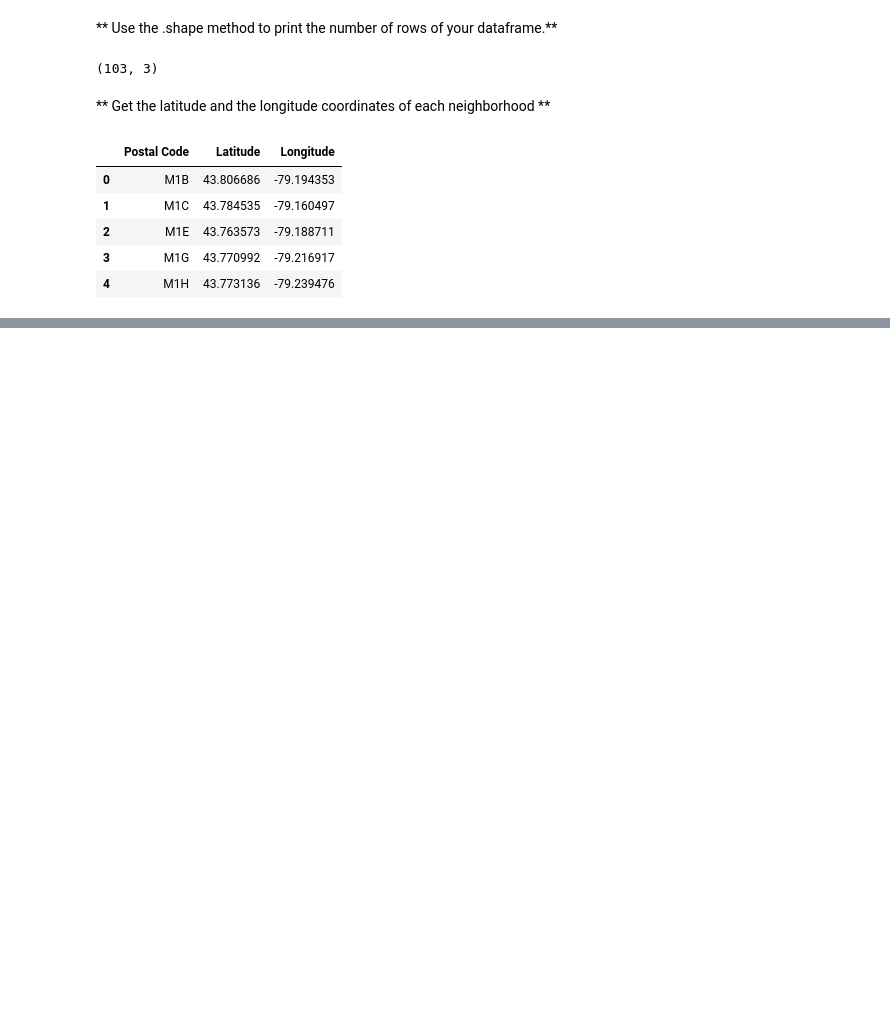
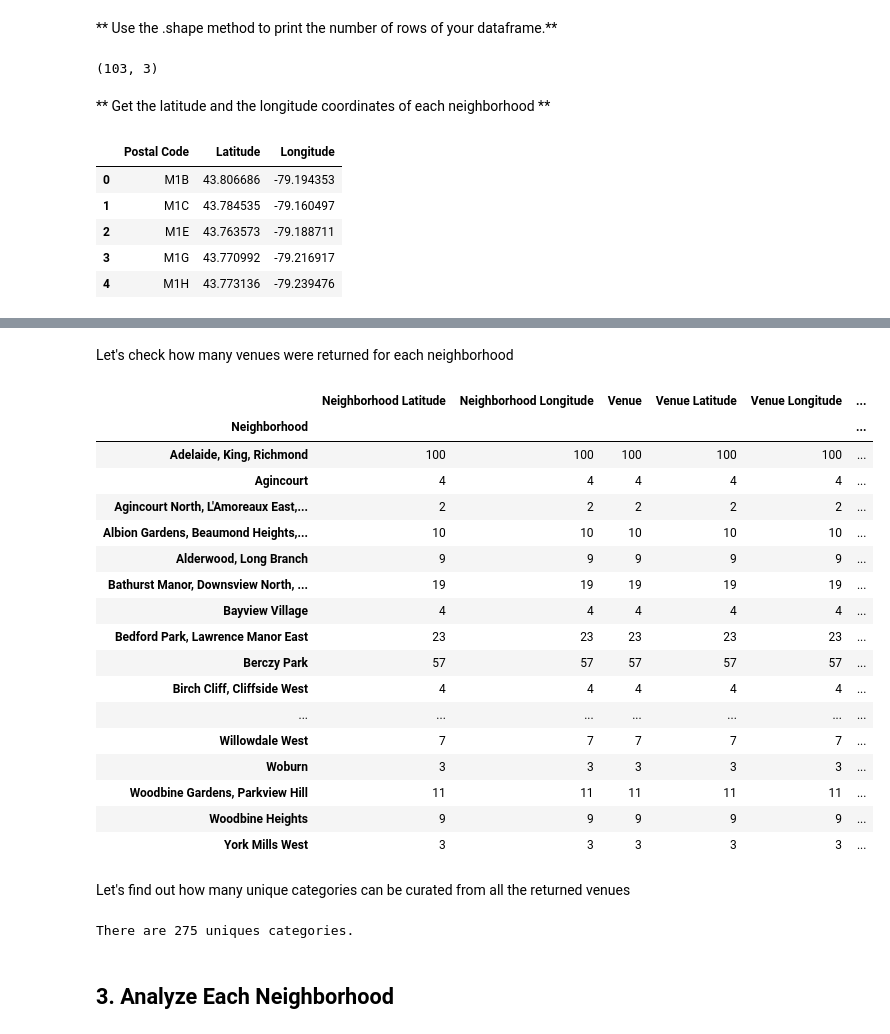
Before and after one commit to vanessaaleung/Coursera_Capstone, a Jupyter notebook: Segmenting and Clustering Neighborhoods in Toronto.ipynb, the cells around one changed output, grey strips where cells are left out. Saved outputs shown, nothing was run; the diff lists cells and outputs as text; code cells hidden in the pictures; blank space fills up the shorter version.

```diff
--- a/Segmenting and Clustering Neighborhoods in Toronto.ipynb
+++ b/Segmenting and Clustering Neighborhoods in Toronto.ipynb
@@ -64,0 +147,9 @@ df_merge.head()
+# %%
+neighborhood_latitude = toronto_data.loc[3, 'Latitude'] # neighborhood latitude value
+neighborhood_longitude = toronto_data.loc[3, 'Longitude'] # neighborhood longitude value
+
+neighborhood_name = toronto_data.loc[3, 'Neighborhood'] # neighborhood name
+
+print('Latitude and longitude values of {} are {}, {}.'.format(neighborhood_name,
+                                                               neighborhood_latitude,
+                                                               neighborhood_longitude))
@@ -64,0 +160,6 @@ df_merge.head()
+# %%
+radius = 500
+LIMIT = 100
+url = 'https://api.foursquare.com/v2/venues/explore?client_id={}&client_secret={}&ll={},{}&v={}&radius={}&limit={}'.format(CLIENT_ID, CLIENT_SECRET, neighborhood_latitude, neighborhood_longitude, VERSION, radius, LIMIT)
+# %%
+results = requests.get(url).json()
@@ -64,0 +206,5 @@ df_merge.head()
+# %%
+toronto_venues = getNearbyVenues(names = toronto_data['Neighborhood'],
+                                   latitudes = toronto_data['Latitude'],
+                                   longitudes = toronto_data['Longitude']
+                                  )
@@ -64,0 +242,31 @@ df_merge.head()
+# %% [markdown]
+Let's check how many venues were returned for each neighborhood
+# %%
+toronto_venues.groupby('Neighborhood').count()
+# %% [output]
+|  | Neighborhood Latitude | Neighborhood Longitude | Venue | Venue Latitude | Venue Longitude | ... |
+| Neighborhood |  |  |  |  |  | ... |
+| Adelaide, King, Richmond | 100 | 100 | 100 | 100 | 100 | ... |
+| Agincourt | 4 | 4 | 4 | 4 | 4 | ... |
+| Agincourt North, L'Amoreaux East,... | 2 | 2 | 2 | 2 | 2 | ... |
+| Albion Gardens, Beaumond Heights,... | 10 | 10 | 10 | 10 | 10 | ... |
+| Alderwood, Long Branch | 9 | 9 | 9 | 9 | 9 | ... |
+| Bathurst Manor, Downsview North, ... | 19 | 19 | 19 | 19 | 19 | ... |
+| Bayview Village | 4 | 4 | 4 | 4 | 4 | ... |
+| Bedford Park, Lawrence Manor East | 23 | 23 | 23 | 23 | 23 | ... |
+| Berczy Park | 57 | 57 | 57 | 57 | 57 | ... |
+| Birch Cliff, Cliffside West | 4 | 4 | 4 | 4 | 4 | ... |
+| ... | ... | ... | ... | ... | ... | ... |
+| Willowdale West | 7 | 7 | 7 | 7 | 7 | ... |
+| Woburn | 3 | 3 | 3 | 3 | 3 | ... |
+| Woodbine Gardens, Parkview Hill | 11 | 11 | 11 | 11 | 11 | ... |
+| Woodbine Heights | 9 | 9 | 9 | 9 | 9 | ... |
+| York Mills West | 3 | 3 | 3 | 3 | 3 | ... |
+# %% [markdown]
+Let's find out how many unique categories can be curated from all the returned venues
+# %%
+print('There are {} uniques categories.'.format(len(toronto_venues['Venue Category'].unique())))
+# %% [output]
+There are 275 uniques categories.
+# %% [markdown]
+## 3. Analyze Each Neighborhood
```
Also changed, not shown: parts of 48 cells of this notebook.
